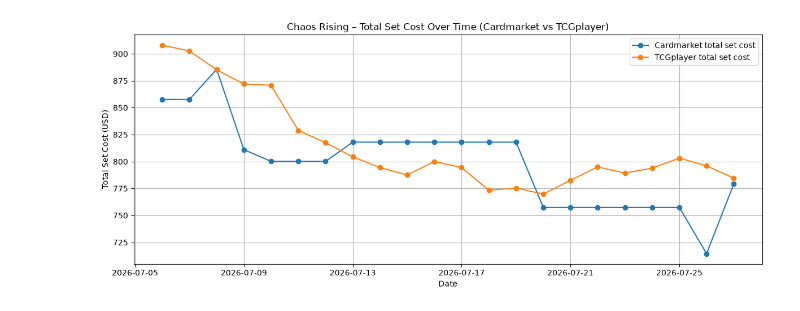
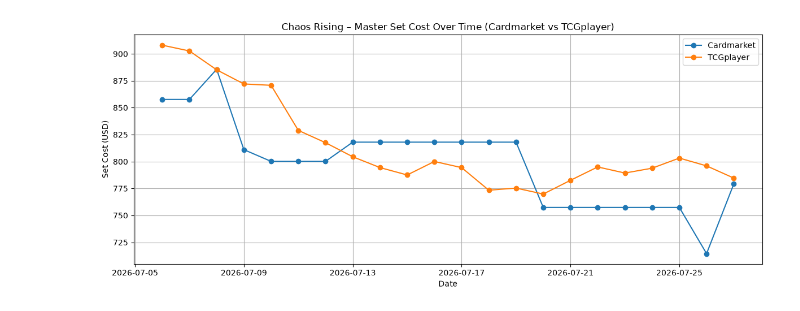
Before and after one commit to Snewski/Pokemon-TCG-Data, a Jupyter notebook: src/analysis.ipynb, the cells around one changed output. Drawn from its saved outputs; the diff is of its cells as text; code cells hidden in the pictures.

Commit message:
changed some labels

```diff
--- a/src/analysis.ipynb
+++ b/src/analysis.ipynb
@@ -53,38 +53,38 @@ df["cm_price_component"] = (
 
 # 5. Define TCGplayer price contribution per card
 df["tp_price_component"] = (
     df["tp_normal_marketPrice"].fillna(0) +
     df["tp_holofoil_marketPrice"].fillna(0) +
     df["tp_reverse_holofoil_marketPrice"].fillna(0)
 )
 
 # 6. Aggregate: total set cost per day
 cm_set_ts = (
     df.groupby("snapshot_date")["cm_price_component"]
       .sum()
       .sort_index()
 )
 
 tp_set_ts = (
     df.groupby("snapshot_date")["tp_price_component"]
       .sum()
       .sort_index()
 )
 
 # 7. Plot both time series
 plt.figure(figsize=(12, 5))
-plt.plot(cm_set_ts.index, cm_set_ts.values, marker="o", label="Cardmarket total set cost")
-plt.plot(tp_set_ts.index, tp_set_ts.values, marker="o", label="TCGplayer total set cost")
+plt.plot(cm_set_ts.index, cm_set_ts.values, marker="o", label="Cardmarket")
+plt.plot(tp_set_ts.index, tp_set_ts.values, marker="o", label="TCGplayer")
 
-plt.title("Chaos Rising – Total Set Cost Over Time (Cardmarket vs TCGplayer)")
+plt.title("Chaos Rising – Master Set Cost Over Time (Cardmarket vs TCGplayer)")
 plt.xlabel("Date")
-plt.ylabel("Total Set Cost (USD)")
+plt.ylabel("Set Cost (USD)")
 plt.grid(True)
 plt.legend()
 plt.tight_layout()
 plt.show()
 # %% [output]
-[figure, old version]
+[figure, new version]
 # %%
 # # 1. Load dataset
 # df = pd.read_csv("../data/chaos_rising_combined_clean.csv")
```
Also changed, not shown: parts of 2 cells of this notebook.
